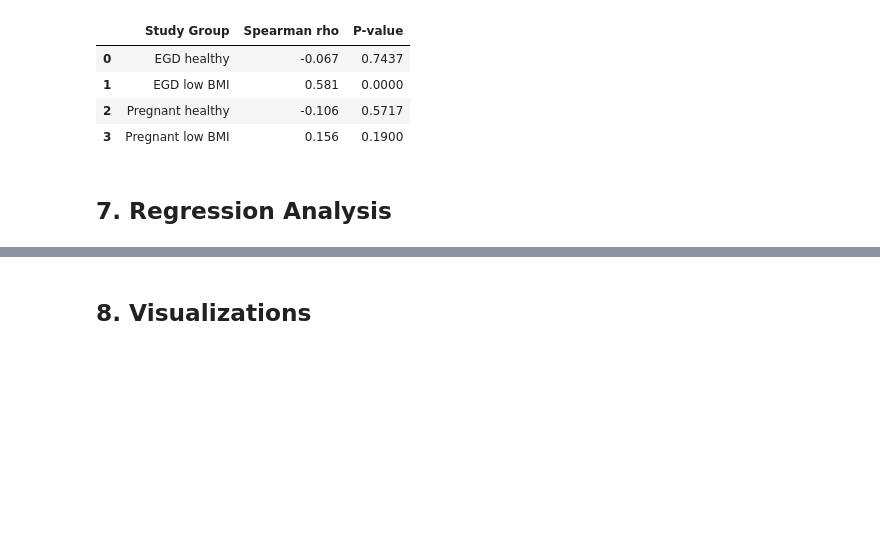
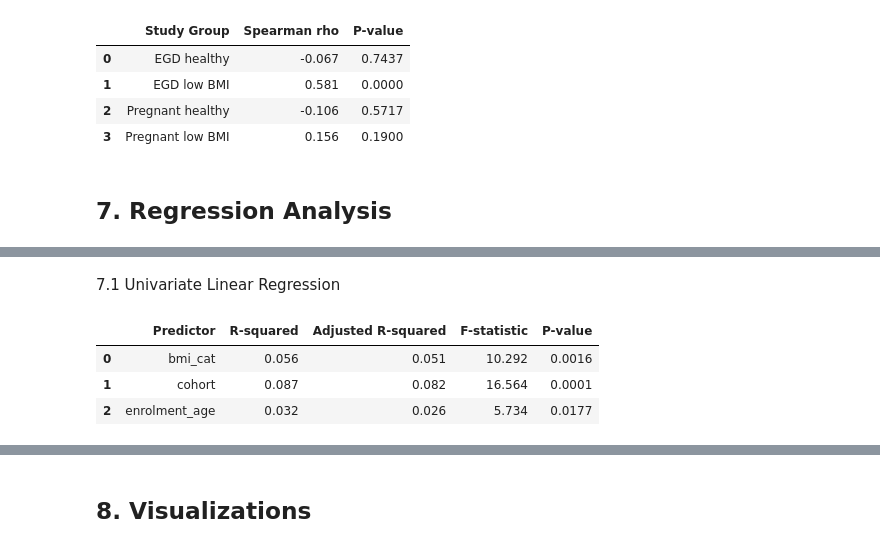
Before and after one commit to SabrinaMannan/bia-phase-angle-analysis, a Jupyter notebook: notebooks/BIA_phase_angle.ipynb, the cells around one changed output, grey strips where cells are left out. Cells and saved outputs as stored; diff of their text form; code cells hidden in the pictures; blank space fills up the shorter version.

Commit message:
Regression analysis done

```diff
--- a/notebooks/BIA_phase_angle.ipynb
+++ b/notebooks/BIA_phase_angle.ipynb
@@ -983,0 +986,37 @@ correlation_df.to_excel(
+# %% [markdown]
+7.1 Univariate Linear Regression
+# %%
+import statsmodels.formula.api as smf
+
+#predictor_variable
+predictors = [
+    "bmi_cat",
+    "cohort",
+    "enrolment_age"
+]
+# %%
+#Fit Univariate Models
+univariate_results = []
+
+for predictor in predictors:
+
+    formula = f"phase_angle ~ C({predictor})" if phase_angle[predictor].dtype == "object" else f"phase_angle ~ {predictor}"
+
+    model = smf.ols(formula, data=phase_angle).fit()
+
+    univariate_results.append({
+        "Predictor": predictor,
+        "R-squared": round(model.rsquared, 3),
+        "Adjusted R-squared": round(model.rsquared_adj, 3),
+        "F-statistic": round(model.fvalue, 3),
+        "P-value": round(model.f_pvalue, 4)
+    })
+
+univariate_summary = pd.DataFrame(univariate_results)
+
+univariate_summary
+# %% [output]
+|  | Predictor | R-squared | Adjusted R-squared | F-statistic | P-value |
+| 0 | bmi_cat | 0.056 | 0.051 | 10.292 | 0.0016 |
+| 1 | cohort | 0.087 | 0.082 | 16.564 | 0.0001 |
+| 2 | enrolment_age | 0.032 | 0.026 | 5.734 | 0.0177 |
```
Also changed, not shown: parts of 25 cells of this notebook.
